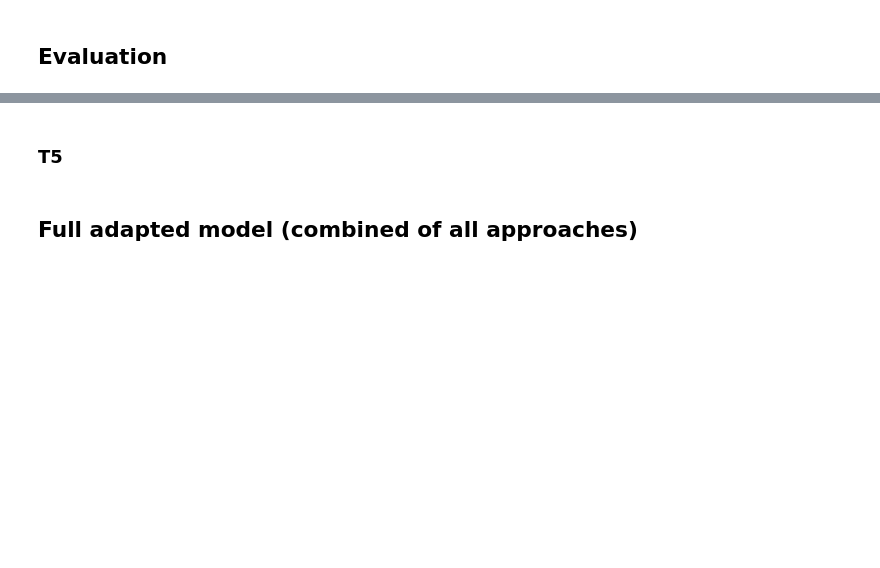
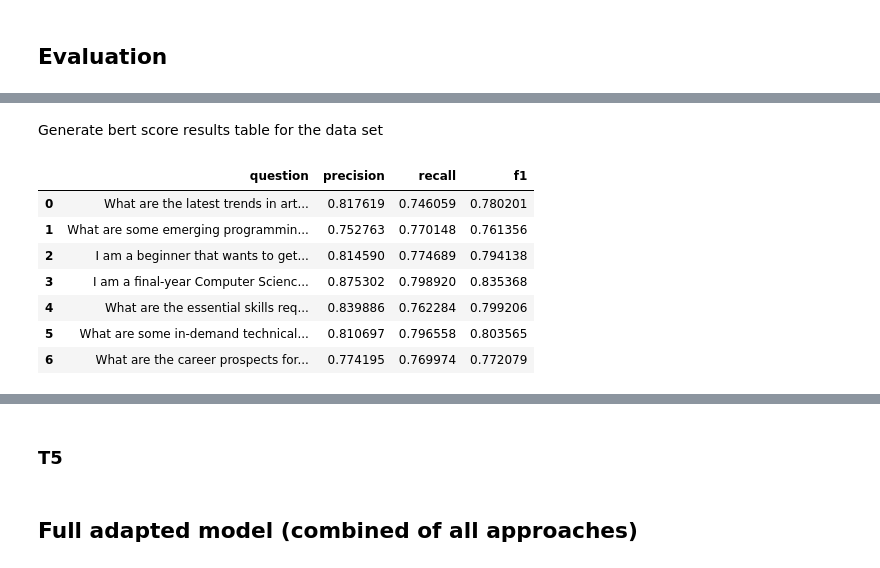
Before and after one commit to huishingchong/agile_llm, a Jupyter notebook: pipeline.ipynb, the cells around one changed output, grey strips where cells are left out. Cells and saved outputs as stored; diff of their text form; code cells hidden in the pictures; blank space fills up the shorter version.

```diff
--- a/pipeline.ipynb
+++ b/pipeline.ipynb
@@ -299,0 +338,3 @@ ReadTimeout: The read operation timed out
+# %%
+# Create a FAISS Index with specified document and embeddings
+pdf_db = FAISS.from_documents(pdf_doc, embedding=embeddings)
@@ -310,0 +445,21 @@ from langchain.evaluation import load_evaluator, EvaluatorType
+# %%
+# Helper function: To prevent having to run predictions again, save output to the dataset as a new column 'predictions'
+import datasets
+
+def chain_predictions_from_data(llm_chain, eval_data):
+  data = eval_data.copy()
+  predictions = []  # List to store predictions for all questions
+  for question in data['question']:
+    # Invoke the llm_chain model with the current question
+    input_dict = {'query': question}
+    response = llm_chain.invoke(input_dict)
+    generated_text = response['result']
+    predictions.append(generated_text)  # Append the generated text to the predictions list
+    print(question)
+    print(generated_text)
+    print(response.get("source_documents", []))
+  data['predictions'] = predictions  # Assign the predictions list to a new column
+  return data
+# %%
+rag_data_skills_build = chain_predictions_from_data(qa, data_skills_build)
+rag_data_cs_industry = chain_predictions_from_data(qa, data_cs_industry)
@@ -310,0 +494,32 @@ from langchain.evaluation import load_evaluator, EvaluatorType
+# %% [markdown]
+Generate bert score results table for the data set
+# %%
+from evaluate import load
+
+def generate_bert_results_table(eval_data):
+    ref_texts = eval_data['ground_truth']
+    predictions = eval_data['predictions']
+
+    # Compute BERTScore
+    bertscore = load("bertscore")
+    results = bertscore.compute(predictions=predictions, references=ref_texts, model_type="distilbert-base-uncased")
+
+    # Create DataFrame from BERTScore results
+    bert_results_table = pd.DataFrame(results, index=range(0, len(results['precision'])))
+    bert_results_table['question'] = eval_data['question']
+
+    bert_results_table.drop(columns=['hashcode'], inplace=True)
+    bert_results_table = bert_results_table[['question', 'precision', 'recall', 'f1']]
+
+    return bert_results_table
+# %%
+generate_bert_results_table(rag_data_cs_industry)
+# %% [output]
+|  | question | precision | recall | f1 |
+| 0 | What are the latest trends in art... | 0.817619 | 0.746059 | 0.780201 |
+| 1 | What are some emerging programmin... | 0.752763 | 0.770148 | 0.761356 |
+| 2 | I am a beginner that wants to get... | 0.814590 | 0.774689 | 0.794138 |
+| 3 | I am a final-year Computer Scienc... | 0.875302 | 0.798920 | 0.835368 |
+| 4 | What are the essential skills req... | 0.839886 | 0.762284 | 0.799206 |
+| 5 | What are some in-demand technical... | 0.810697 | 0.796558 | 0.803565 |
+| 6 | What are the career prospects for... | 0.774195 | 0.769974 | 0.772079 |
```
Also changed, not shown: parts of 52 cells of this notebook.
